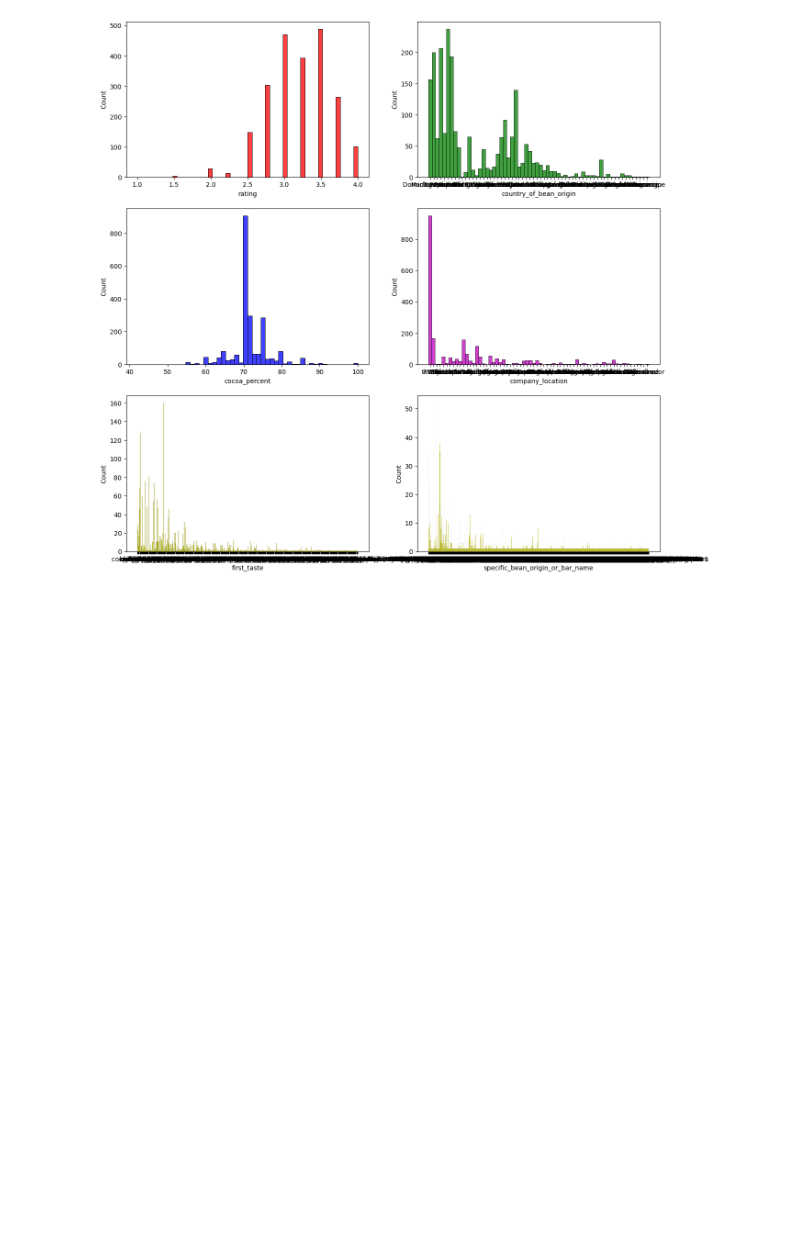
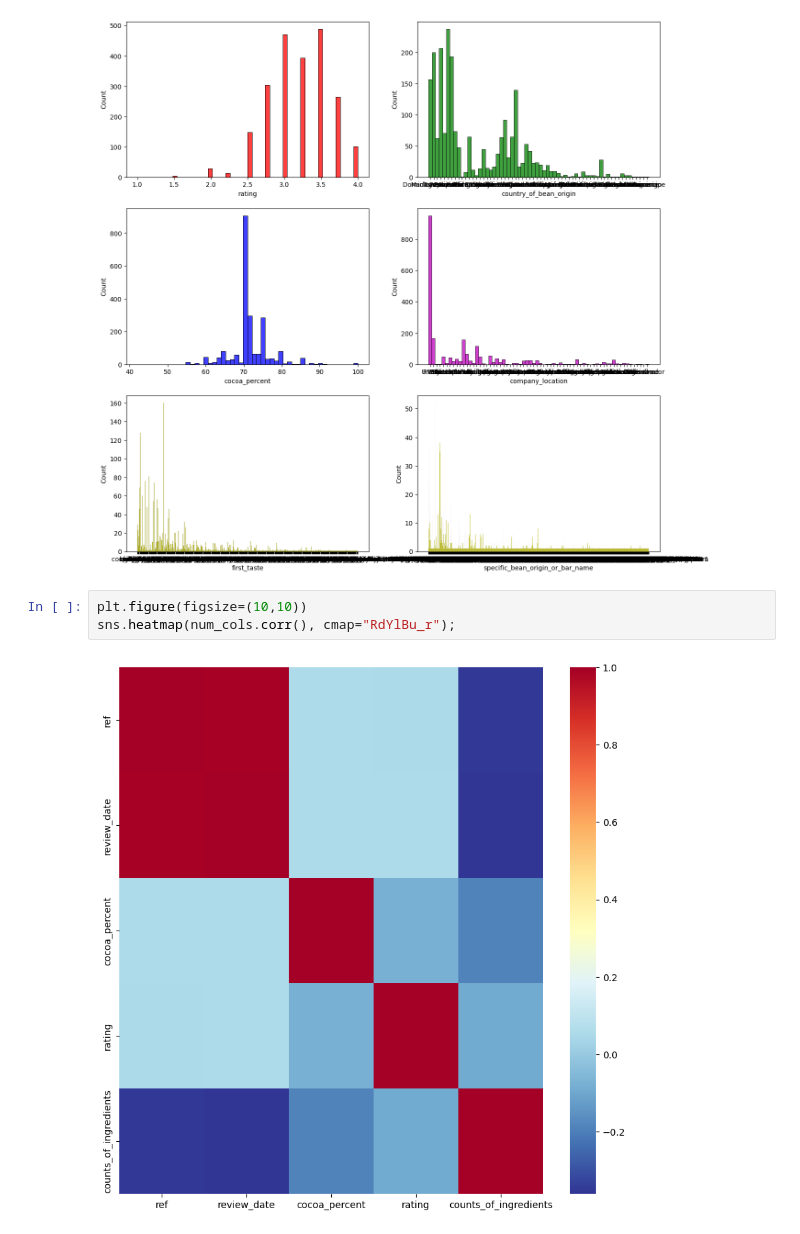
Before and after one commit to NikMikM/MeasureAlgorithm, a Jupyter notebook: choko.ipynb, the cells around one changed output. Cells and saved outputs as stored; diff of their text form; blank space fills up the shorter version.

```diff
--- a/choko.ipynb
+++ b/choko.ipynb
@@ -138,3 +138,8 @@ sns.histplot(rdf['specific_bean_origin_or_bar_name'], bins=50, color='y', ax=axe
 # %% [output]
 <Axes: xlabel='specific_bean_origin_or_bar_name', ylabel='Count'>
 [figure]
+# %%
+plt.figure(figsize=(10,10))
+sns.heatmap(num_cols.corr(), cmap="RdYlBu_r");
+# %% [output]
+[figure, added]
```
